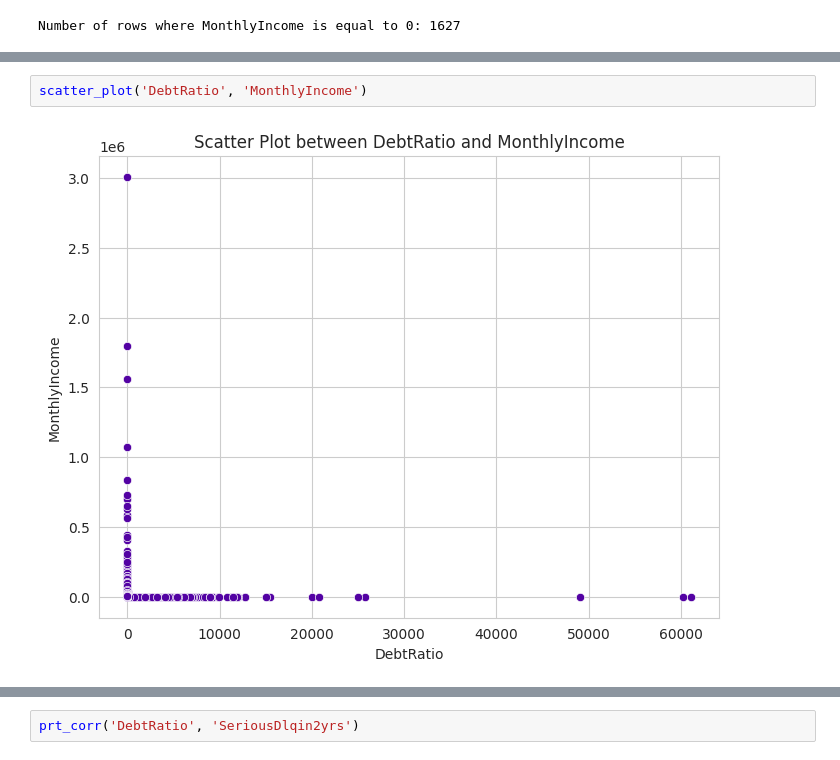
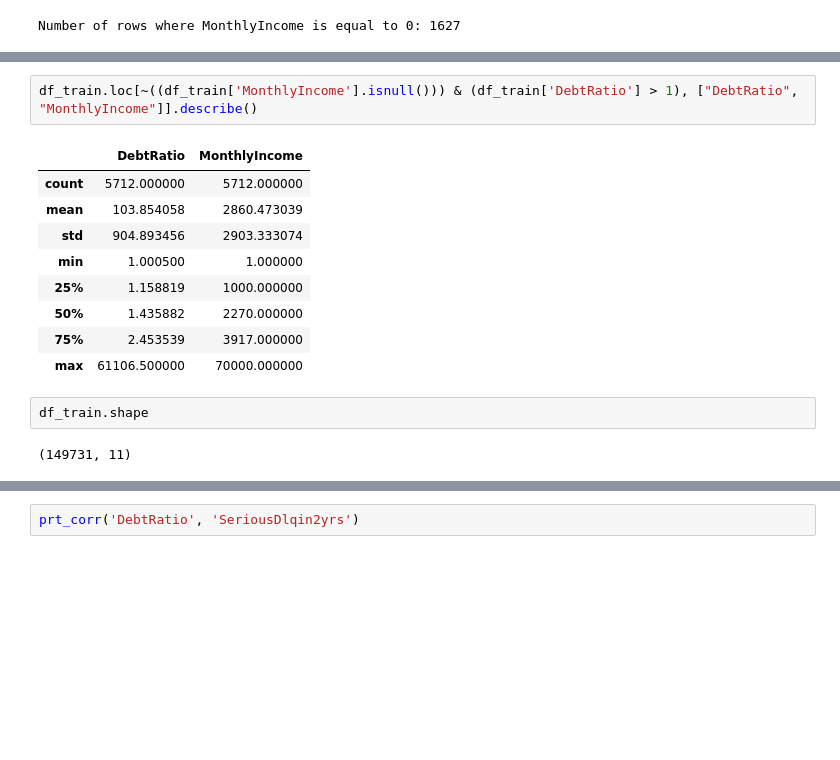
Before and after one commit to Saba-a11/Kaggle_Credit_Score, a Jupyter notebook: CreditModel.ipynb, the cells around one changed output, grey strips where cells are left out. Saved outputs shown, nothing was run; the diff lists cells and outputs as text; blank space fills up the shorter version.

```diff
--- a/CreditModel.ipynb
+++ b/CreditModel.ipynb
@@ -536,4 +542,16 @@ Correlation between DebtRatio and MonthlyIncome: -0.028736495709304564
-# %%
-scatter_plot('DebtRatio', 'MonthlyIncome')
-# %% [output]
-[figure, removed]
+# %%
+df_train.loc[~((df_train['MonthlyIncome'].isnull())) & (df_train['DebtRatio'] > 1), ["DebtRatio", "MonthlyIncome"]].describe()
+# %% [output]
+|  | DebtRatio | MonthlyIncome |
+| count | 5712.000000 | 5712.000000 |
+| mean | 103.854058 | 2860.473039 |
+| std | 904.893456 | 2903.333074 |
+| min | 1.000500 | 1.000000 |
+| 25% | 1.158819 | 1000.000000 |
+| 50% | 1.435882 | 2270.000000 |
+| 75% | 2.453539 | 3917.000000 |
+| max | 61106.500000 | 70000.000000 |
+# %%
+df_train.shape
+# %% [output]
+(149731, 11)
```
Also changed, not shown: parts of 14 cells of this notebook.
